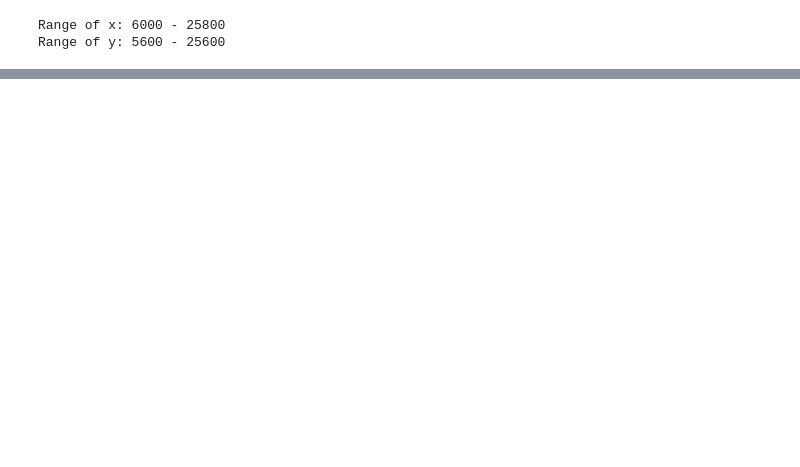
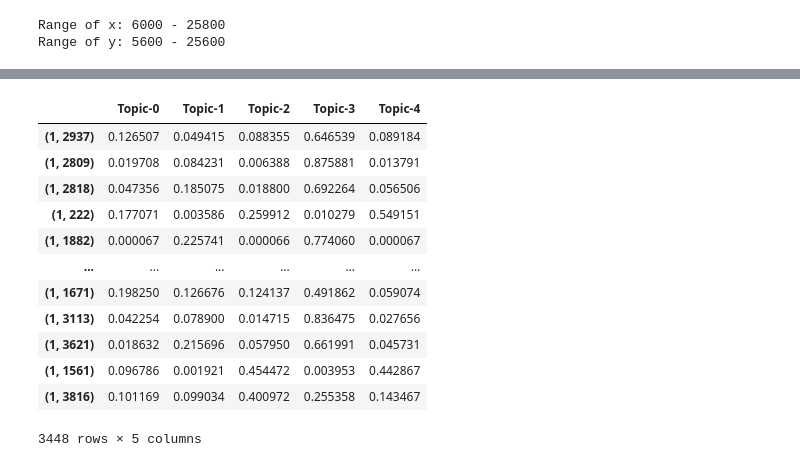
Before and after one commit to Czzmh/CODE, a Jupyter notebook: MYCODE/spatial_lda.ipynb, the cells around one changed output, grey strips where cells are left out. Drawn from its saved outputs; the diff is of its cells as text; code cells hidden in the pictures; blank space fills up the shorter version.

```diff
--- a/MYCODE/spatial_lda.ipynb
+++ b/MYCODE/spatial_lda.ipynb
@@ -248,3 +253,19 @@ plot_samples_in_a_row(train_features, _plot_fn, patient_dict, tumor_set=None)
+# %%
+complete_lda.topic_weights
+# %% [output]
+|  | Topic-0 | Topic-1 | Topic-2 | Topic-3 | Topic-4 |
+| (1, 2937) | 0.126507 | 0.049415 | 0.088355 | 0.646539 | 0.089184 |
+| (1, 2809) | 0.019708 | 0.084231 | 0.006388 | 0.875881 | 0.013791 |
+| (1, 2818) | 0.047356 | 0.185075 | 0.018800 | 0.692264 | 0.056506 |
+| (1, 222) | 0.177071 | 0.003586 | 0.259912 | 0.010279 | 0.549151 |
+| (1, 1882) | 0.000067 | 0.225741 | 0.000066 | 0.774060 | 0.000067 |
+| ... | ... | ... | ... | ... | ... |
+| (1, 1671) | 0.198250 | 0.126676 | 0.124137 | 0.491862 | 0.059074 |
+| (1, 3113) | 0.042254 | 0.078900 | 0.014715 | 0.836475 | 0.027656 |
+| (1, 3621) | 0.018632 | 0.215696 | 0.057950 | 0.661991 | 0.045731 |
+| (1, 1561) | 0.096786 | 0.001921 | 0.454472 | 0.003953 | 0.442867 |
+| (1, 3816) | 0.101169 | 0.099034 | 0.400972 | 0.255358 | 0.143467 |
+3448 rows × 5 columns
 # %%
 plot_samples_in_a_row(complete_lda.topic_weights, plot_one_tumor_all_topics, patient_dict)
 # %% [output]
```
Also changed, not shown: parts of 10 cells of this notebook, 3 other files.
